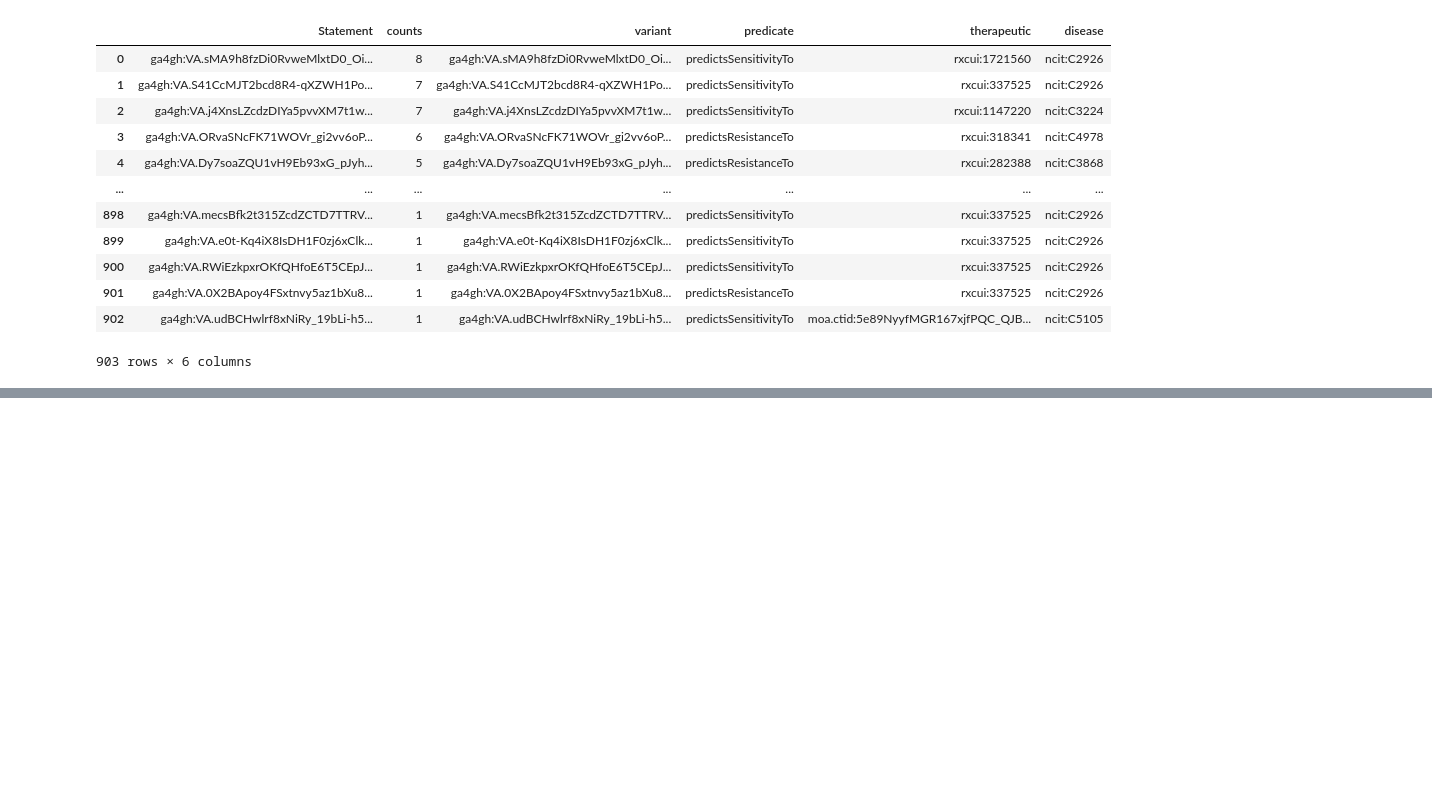
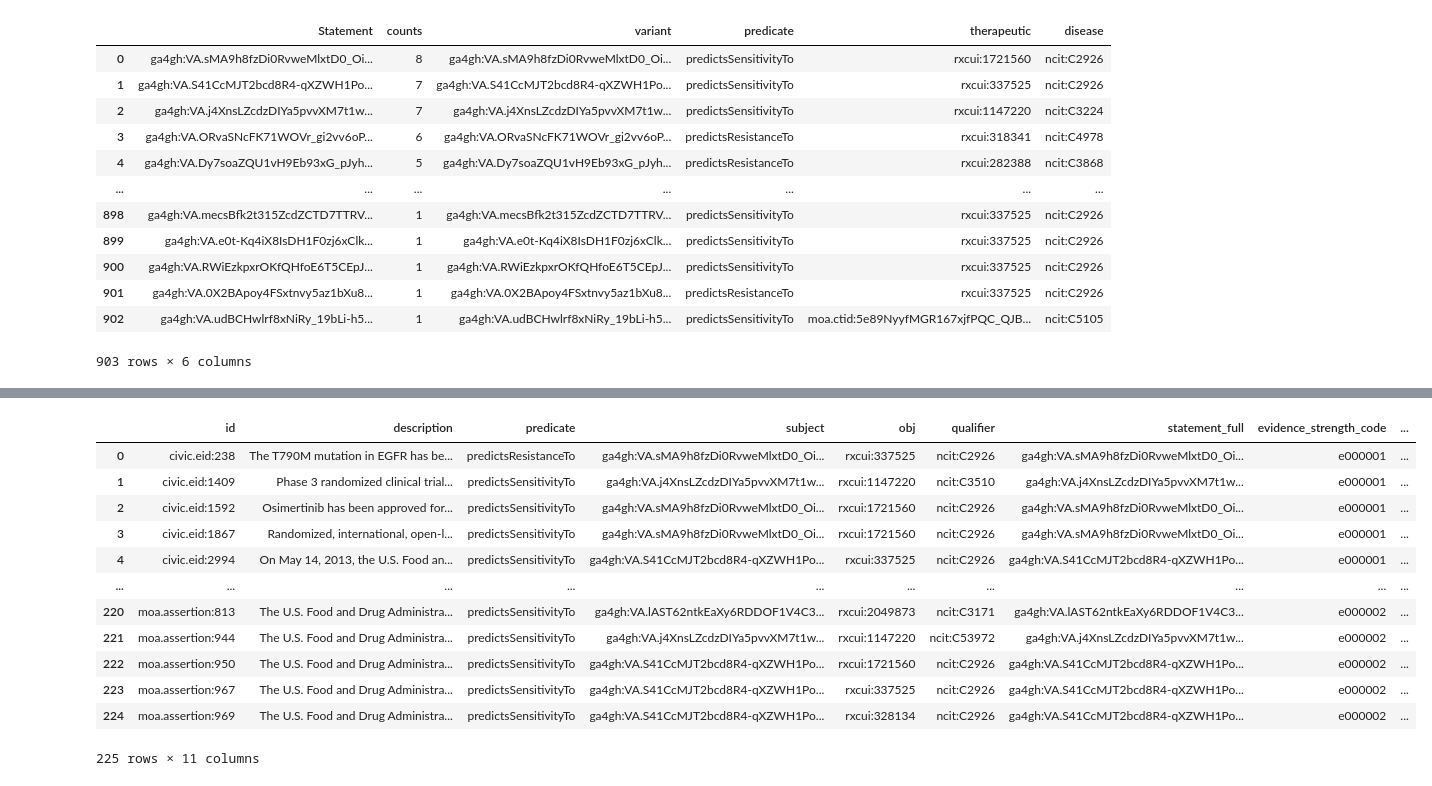
Before and after one commit to cancervariants/metakb, a Jupyter notebook: notebooks/statements.ipynb, the cells around one changed output, grey strips where cells are left out. Cells and saved outputs as stored; diff of their text form; code cells hidden in the pictures; blank space fills up the shorter version.

Commit message:
additional analysis for sources, strength

```diff
--- a/notebooks/statements.ipynb
+++ b/notebooks/statements.ipynb
@@ -317,0 +324,17 @@ fig.show()
+# %%
+def grab_evidence_strength(study_id):
+    query_subject_variant = f"""MATCH (s:Study) WHERE s.id = '{study_id}'
+        MATCH (s)-[:HAS_STRENGTH]-(c)
+        RETURN properties(s) AS Study,
+                properties(c) AS Strength
+    """
+    result = execute_query(driver, query_subject_variant)
+    driver.close()
+    if len(result) > 1:
+        print(f'{study_id} has {len(result)} subjects possible')
+    subject = result[0]['Strength']['label']
+
+    return(subject)
+# %%
+df['evidence_strength'] = None
+df['evidence_strength'] = df['id'].apply(grab_evidence_strength)
@@ -317,0 +359,8 @@ fig.show()
+# %%
+df['counts'] = None
+
+for idx, row in df.iterrows():
+    tdf = df[df['statement_full']==row['statement_full']]
+    df.at[idx,'counts'] = len(tdf)
+
+df
@@ -317,0 +381,8 @@ fig.show()
+# %%
+df['evidences_cross'] = None
+
+for idx, row in df.iterrows():
+    tdf = df[df['statement_full']==row['statement_full']]
+    df.at[idx,'evidences_cross'] = list(tdf['evidence_strength'])
+
+df
@@ -317,0 +403,17 @@ fig.show()
+# %%
+duplicates = df[df['counts']>1].reset_index(drop=True)
+duplicates
+# %% [output]
+|  | id | description | predicate | subject | obj | qualifier | statement_full | evidence_strength_code | ... |
+| 0 | civic.eid:238 | The T790M mutation in EGFR has be... | predictsResistanceTo | ga4gh:VA.sMA9h8fzDi0RvweMlxtD0_Oi... | rxcui:337525 | ncit:C2926 | ga4gh:VA.sMA9h8fzDi0RvweMlxtD0_Oi... | e000001 | ... |
+| 1 | civic.eid:1409 | Phase 3 randomized clinical trial... | predictsSensitivityTo | ga4gh:VA.j4XnsLZcdzDIYa5pvvXM7t1w... | rxcui:1147220 | ncit:C3510 | ga4gh:VA.j4XnsLZcdzDIYa5pvvXM7t1w... | e000001 | ... |
+| 2 | civic.eid:1592 | Osimertinib has been approved for... | predictsSensitivityTo | ga4gh:VA.sMA9h8fzDi0RvweMlxtD0_Oi... | rxcui:1721560 | ncit:C2926 | ga4gh:VA.sMA9h8fzDi0RvweMlxtD0_Oi... | e000001 | ... |
+| 3 | civic.eid:1867 | Randomized, international, open-l... | predictsSensitivityTo | ga4gh:VA.sMA9h8fzDi0RvweMlxtD0_Oi... | rxcui:1721560 | ncit:C2926 | ga4gh:VA.sMA9h8fzDi0RvweMlxtD0_Oi... | e000001 | ... |
+| 4 | civic.eid:2994 | On May 14, 2013, the U.S. Food an... | predictsSensitivityTo | ga4gh:VA.S41CcMJT2bcd8R4-qXZWH1Po... | rxcui:337525 | ncit:C2926 | ga4gh:VA.S41CcMJT2bcd8R4-qXZWH1Po... | e000001 | ... |
+| ... | ... | ... | ... | ... | ... | ... | ... | ... | ... |
+| 220 | moa.assertion:813 | The U.S. Food and Drug Administra... | predictsSensitivityTo | ga4gh:VA.lAST62ntkEaXy6RDDOF1V4C3... | rxcui:2049873 | ncit:C3171 | ga4gh:VA.lAST62ntkEaXy6RDDOF1V4C3... | e000002 | ... |
+| 221 | moa.assertion:944 | The U.S. Food and Drug Administra... | predictsSensitivityTo | ga4gh:VA.j4XnsLZcdzDIYa5pvvXM7t1w... | rxcui:1147220 | ncit:C53972 | ga4gh:VA.j4XnsLZcdzDIYa5pvvXM7t1w... | e000002 | ... |
+| 222 | moa.assertion:950 | The U.S. Food and Drug Administra... | predictsSensitivityTo | ga4gh:VA.S41CcMJT2bcd8R4-qXZWH1Po... | rxcui:1721560 | ncit:C2926 | ga4gh:VA.S41CcMJT2bcd8R4-qXZWH1Po... | e000002 | ... |
+| 223 | moa.assertion:967 | The U.S. Food and Drug Administra... | predictsSensitivityTo | ga4gh:VA.S41CcMJT2bcd8R4-qXZWH1Po... | rxcui:337525 | ncit:C2926 | ga4gh:VA.S41CcMJT2bcd8R4-qXZWH1Po... | e000002 | ... |
+| 224 | moa.assertion:969 | The U.S. Food and Drug Administra... | predictsSensitivityTo | ga4gh:VA.S41CcMJT2bcd8R4-qXZWH1Po... | rxcui:328134 | ncit:C2926 | ga4gh:VA.S41CcMJT2bcd8R4-qXZWH1Po... | e000002 | ... |
+225 rows × 11 columns
```
Also changed, not shown: parts of 32 cells of this notebook, 1 other file.
